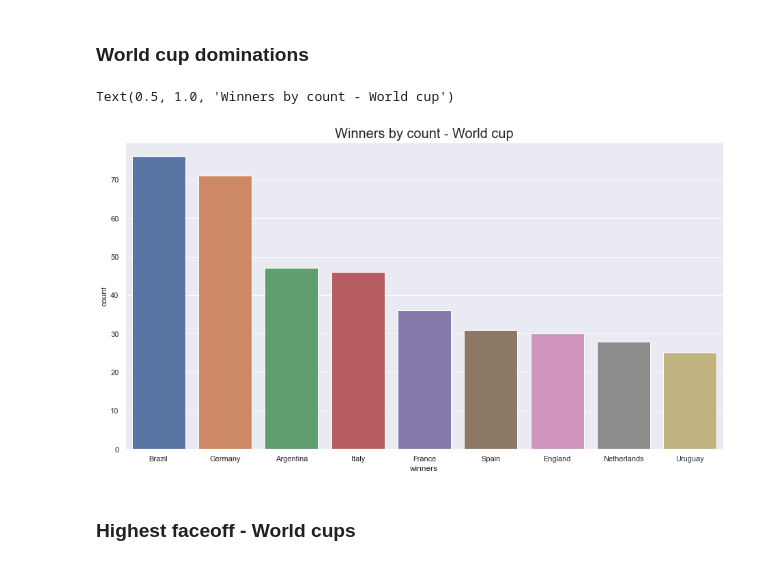
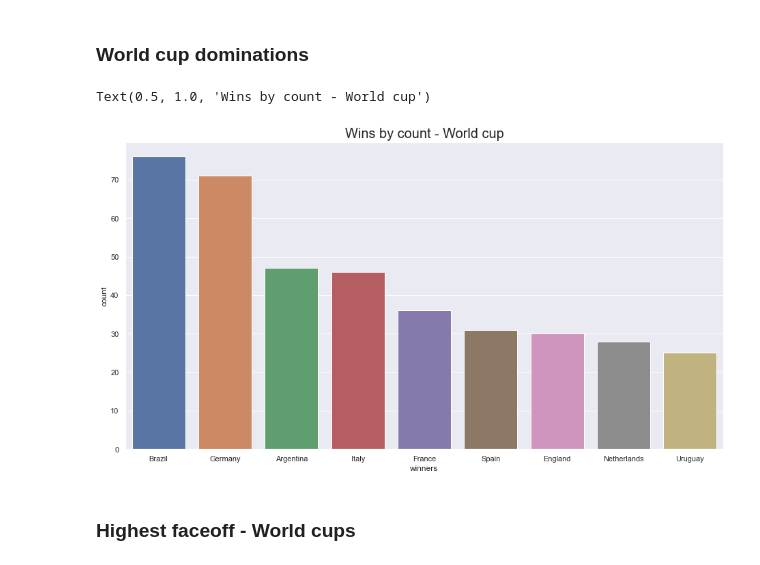
Before and after one commit to Tamizh2907/Footballdata, a Jupyter notebook: main.ipynb, the cells around one changed output. Saved outputs shown, nothing was run; the diff lists cells and outputs as text; code cells hidden in the pictures.

```diff
--- a/main.ipynb
+++ b/main.ipynb
@@ -208,0 +222,4 @@ Text(0.5, 1.0, 'Winners by count - 2000s')
+# %%
+sns.set(rc={'figure.figsize':(5.7,5.27)})
+sns.countplot(x=resultshootwithoutworldcup['hostadv'],
+            order=resultshootwithoutworldcup.hostadv.value_counts().iloc[:10].index).set_title("Host countries win by count", fontsize=20)
@@ -213,10 +233,10 @@ resultsworldcup = resultshootmerge[resultshootmerge['tournament'] == 'FIFA World
 # %%
 sns.set(rc={'figure.figsize':(15.7,8.27)})
 sns.countplot(x=resultsworldcup['winners'],
-                order=resultsworldcup.winners.value_counts().iloc[1:10].index).set_title("Winners by count - World cup", fontsize=20)
+                order=resultsworldcup.winners.value_counts().iloc[1:10].index).set_title("Wins by count - World cup", fontsize=20)
 # %% [output]
-Text(0.5, 1.0, 'Winners by count - World cup')
+Text(0.5, 1.0, 'Wins by count - World cup')
-[figure, old version]
+[figure, new version]
 # %% [markdown]
 ### Highest faceoff - World cups
 # %%
```
Also changed, not shown: parts of 33 cells of this notebook.
